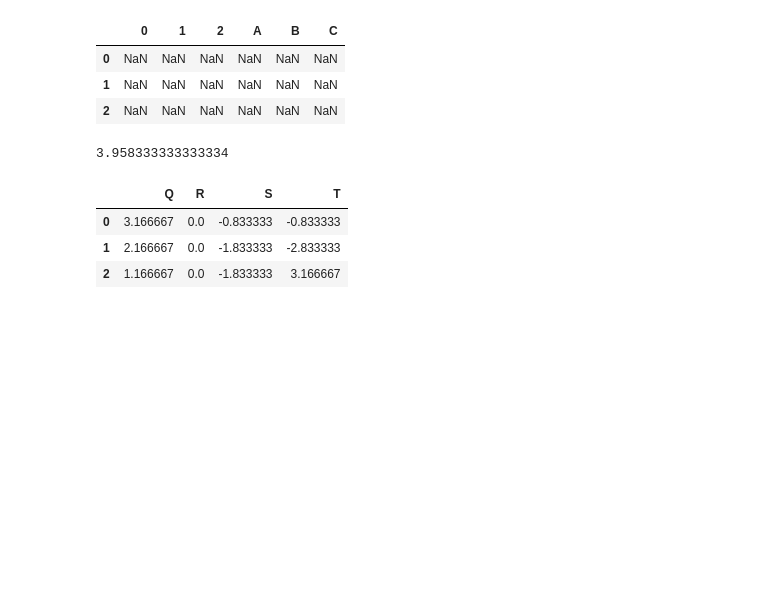
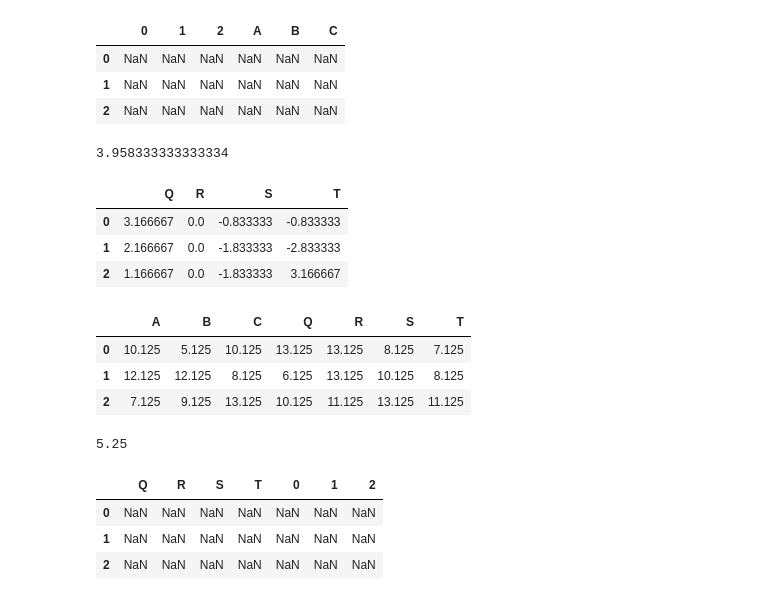
Before and after one commit to reddyprasade/Collection-of-data, a Jupyter notebook: Pandasmisingvalue.ipynb, the cells around one changed output. Saved outputs shown, nothing was run; the diff lists cells and outputs as text; code cells hidden in the pictures; blank space fills up the shorter version.

```diff
--- a/Pandasmisingvalue.ipynb
+++ b/Pandasmisingvalue.ipynb
@@ -332,3 +332,10 @@ df.subtract(df['R'], axis=0)
 | 0 | 3.166667 | 0.0 | -0.833333 | -0.833333 |
 | 1 | 2.166667 | 0.0 | -1.833333 | -2.833333 |
 | 2 | 1.166667 | 0.0 | -1.833333 | 3.166667 |
+# %%
+df.add(B, fill_value=fill,axis=1)
+# %% [output]
+|  | A | B | C | Q | R | S | T |
+| 0 | 10.125 | 5.125 | 10.125 | 13.125 | 13.125 | 8.125 | 7.125 |
+| 1 | 12.125 | 12.125 | 8.125 | 6.125 | 13.125 | 10.125 | 8.125 |
+| 2 | 7.125 | 9.125 | 13.125 | 10.125 | 11.125 | 13.125 | 11.125 |
@@ -334,0 +344,11 @@ df.subtract(df['R'], axis=0)
+# %%
+fill
+# %% [output]
+5.25
+# %%
+df.subtract(df['R'], axis=1)
+# %% [output]
+|  | Q | R | S | T | 0 | 1 | 2 |
+| 0 | NaN | NaN | NaN | NaN | NaN | NaN | NaN |
+| 1 | NaN | NaN | NaN | NaN | NaN | NaN | NaN |
+| 2 | NaN | NaN | NaN | NaN | NaN | NaN | NaN |
```
Also changed, not shown: parts of 25 cells of this notebook.
